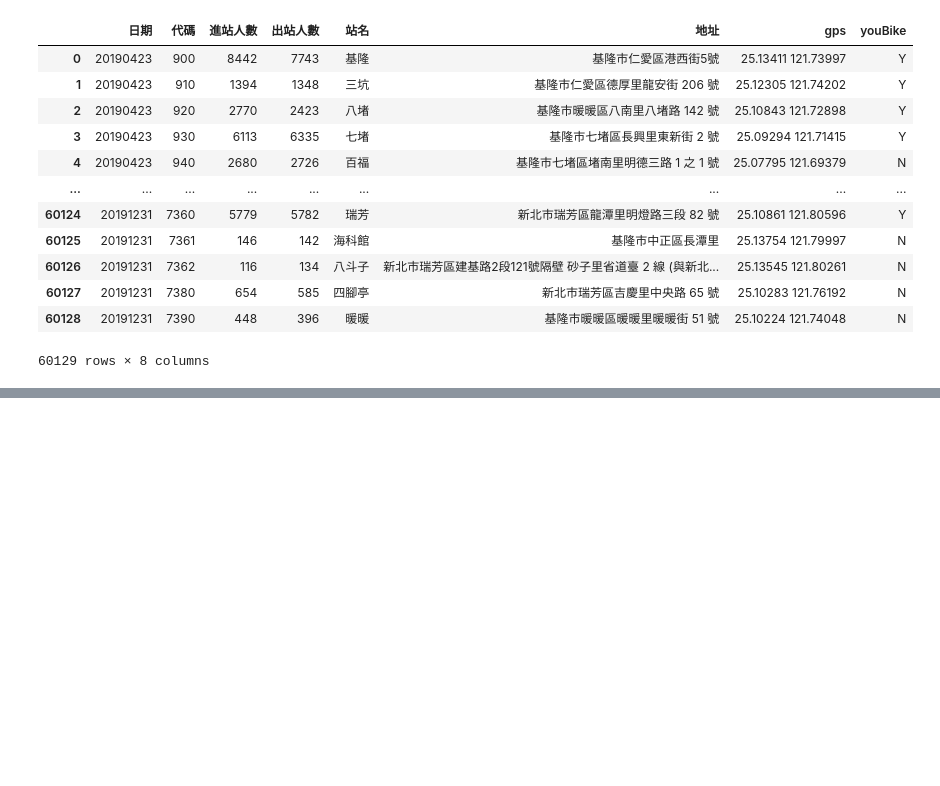
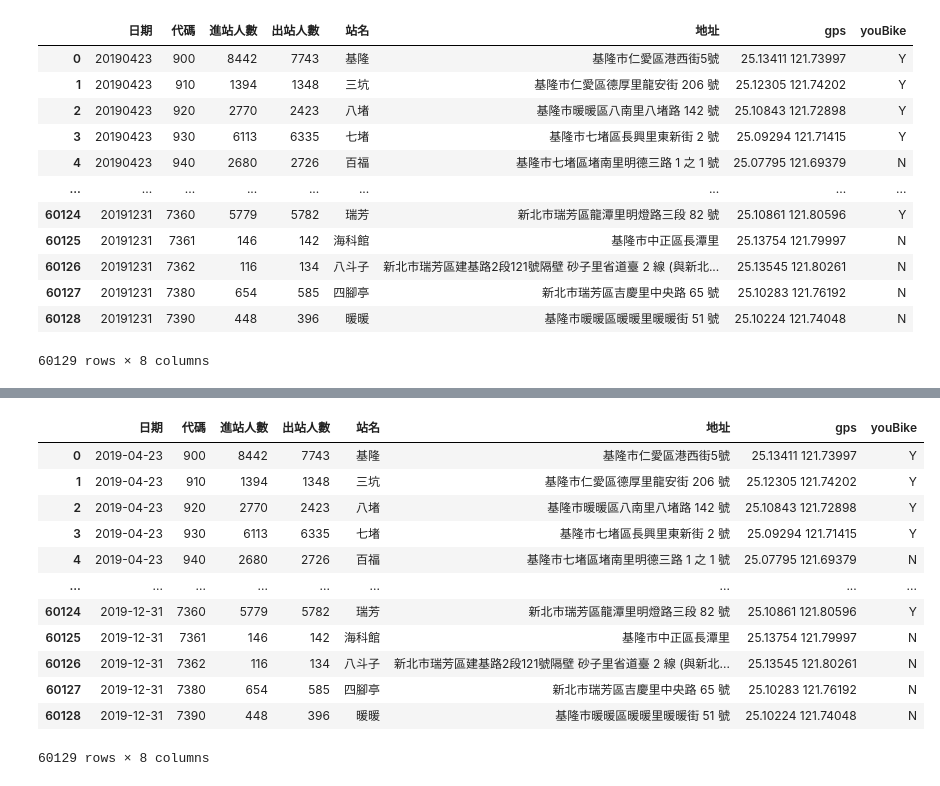
Before and after one commit to Marschang2025/python__analysis, a Jupyter notebook: lesson18/lesson18_3.ipynb, the cells around one changed output, grey strips where cells are left out. Saved outputs shown, nothing was run; the diff lists cells and outputs as text; code cells hidden in the pictures; blank space fills up the shorter version.

Commit message:
日期int 轉換為 datetime

```diff
--- a/lesson18/lesson18_3.ipynb
+++ b/lesson18/lesson18_3.ipynb
@@ -144,0 +149,4 @@ df3
+# %%
+df4 = df3.dropna()
+df4['日期'] = pd.to_datetime(df4['日期'].astype(str))
+df4.info()
@@ -144,0 +169,16 @@ df3
+# %%
+df4
+# %% [output]
+|  | 日期 | 代碼 | 進站人數 | 出站人數 | 站名 | 地址 | gps | youBike |
+| 0 | 2019-04-23 | 900 | 8442 | 7743 | 基隆 | 基隆市仁愛區港西街5號 | 25.13411 121.73997 | Y |
+| 1 | 2019-04-23 | 910 | 1394 | 1348 | 三坑 | 基隆市仁愛區德厚里龍安街 206 號 | 25.12305 121.74202 | Y |
+| 2 | 2019-04-23 | 920 | 2770 | 2423 | 八堵 | 基隆市暖暖區八南里八堵路 142 號 | 25.10843 121.72898 | Y |
+| 3 | 2019-04-23 | 930 | 6113 | 6335 | 七堵 | 基隆市七堵區長興里東新街 2 號 | 25.09294 121.71415 | Y |
+| 4 | 2019-04-23 | 940 | 2680 | 2726 | 百福 | 基隆市七堵區堵南里明德三路 1 之 1 號 | 25.07795 121.69379 | N |
+| ... | ... | ... | ... | ... | ... | ... | ... | ... |
+| 60124 | 2019-12-31 | 7360 | 5779 | 5782 | 瑞芳 | 新北市瑞芳區龍潭里明燈路三段 82 號 | 25.10861 121.80596 | Y |
+| 60125 | 2019-12-31 | 7361 | 146 | 142 | 海科館 | 基隆市中正區長潭里 | 25.13754 121.79997 | N |
+| 60126 | 2019-12-31 | 7362 | 116 | 134 | 八斗子 | 新北市瑞芳區建基路2段121號隔壁 砂子里省道臺 2 線 (與新北... | 25.13545 121.80261 | N |
+| 60127 | 2019-12-31 | 7380 | 654 | 585 | 四腳亭 | 新北市瑞芳區吉慶里中央路 65 號 | 25.10283 121.76192 | N |
+| 60128 | 2019-12-31 | 7390 | 448 | 396 | 暖暖 | 基隆市暖暖區暖暖里暖暖街 51 號 | 25.10224 121.74048 | N |
+60129 rows × 8 columns
```
Also changed, not shown: parts of 3 cells of this notebook.
